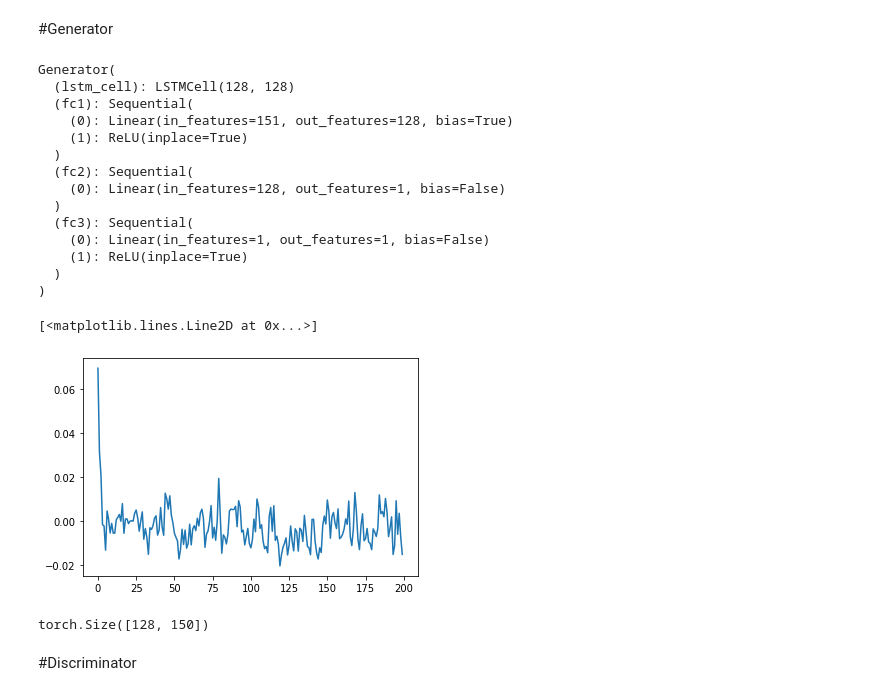
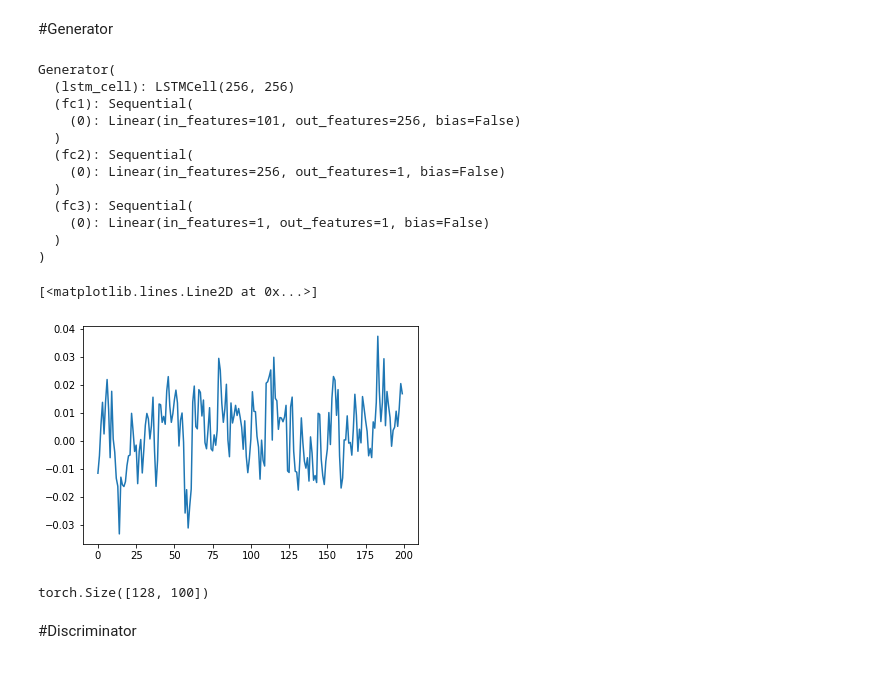
Before and after one commit to ferngonzalezp/Langevin-GAN, a Jupyter notebook: lstm_gan_langevin_pytorch.ipynb, the cells around one changed output. Saved outputs shown, nothing was run; the diff lists cells and outputs as text; code cells hidden in the pictures.

```diff
--- a/lstm_gan_langevin_pytorch.ipynb
+++ b/lstm_gan_langevin_pytorch.ipynb
@@ -45,10 +45,10 @@ Random Seed:  999
 <torch._C.Generator at 0x...>
 # %%
 # Batch size during training
-batch_size = 128
+batch_size = 300
 
 # Size of z latent vector (i.e. size of generator input)
-nz = 150
+nz = 100
 
 # Number of training epochs
 num_epochs = 150
@@ -155,18 +155,16 @@ class Generator(nn.Module):
     def __init__(self,ngpu):
         super(Generator, self).__init__()
         self.ngpu = ngpu
-        self.hidden_dim = 128
+        self.hidden_dim = 256
         self.lstm_cell = nn.LSTMCell(self.hidden_dim,self.hidden_dim)
         self.fc1 = nn.Sequential(
-            nn.Linear(nz+1,self.hidden_dim),
-            nn.ReLU(True)
+            nn.Linear(nz+1,self.hidden_dim,bias=False),
         )
         self.fc2 = nn.Sequential(
             nn.Linear(self.hidden_dim,1,bias=False),
         )
         self.fc3 = nn.Sequential(
             nn.Linear(1,1,bias=False),
-            nn.ReLU(True)
         )
         def init_hidden(self, batch_size):
           ''' Initialize hidden state '''
@@ -225,31 +223,29 @@ netG.apply(weights_init)
 print(netG)
 # %% [output]
 Generator(
-  (lstm_cell): LSTMCell(128, 128)
+  (lstm_cell): LSTMCell(256, 256)
   (fc1): Sequential(
-    (0): Linear(in_features=151, out_features=128, bias=True)
-    (1): ReLU(inplace=True)
+    (0): Linear(in_features=101, out_features=256, bias=False)
   )
   (fc2): Sequential(
-    (0): Linear(in_features=128, out_features=1, bias=False)
+    (0): Linear(in_features=256, out_features=1, bias=False)
   )
   (fc3): Sequential(
     (0): Linear(in_features=1, out_features=1, bias=False)
-    (1): ReLU(inplace=True)
   )
 )
 # %%
 z = torch.randn(128,nz,nPred*4,device=device)
-label = torch.ones(128,1,device=device)*0.05
+label = torch.ones(128,1,device=device)*1
 gen_sig = netG(z,label,nPred*4)
 plt.plot(gen_sig[0,:,0].cpu().detach().numpy())
 # %% [output]
 [<matplotlib.lines.Line2D at 0x...>]
-[figure, old version]
+[figure, new version]
 # %%
 z[:,:,0].shape
 # %% [output]
-torch.Size([128, 150])
+torch.Size([128, 100])
 # %% [markdown]
 #Discriminator
 # %%
```
Also changed, not shown: parts of 25 cells of this notebook.
